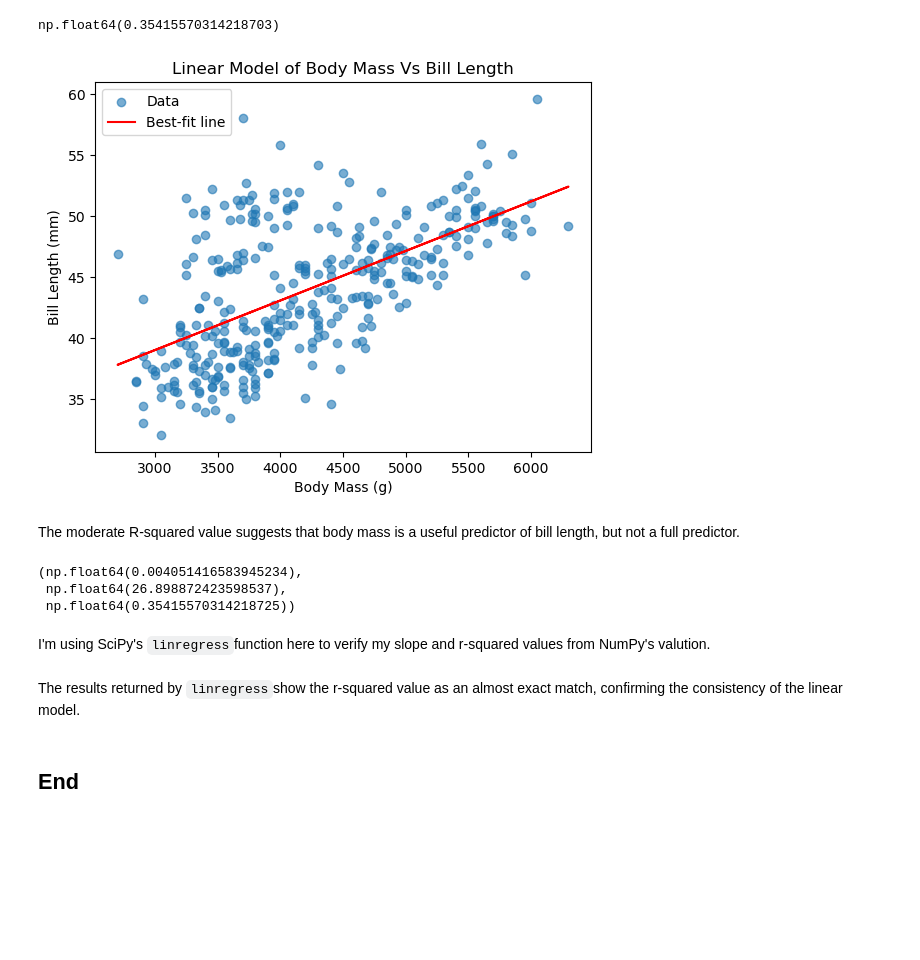
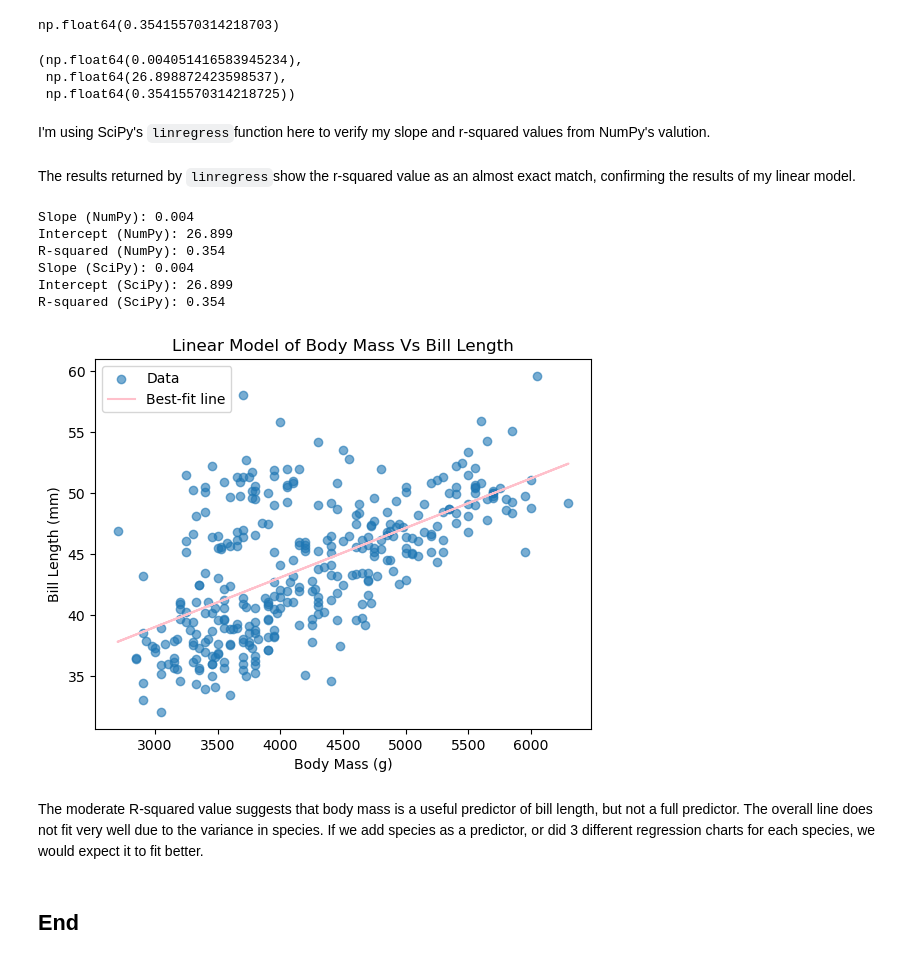
Before and after one commit to leahchristina/principles-of-data-analytics-atu, a Jupyter notebook: problems.ipynb, the cells around one changed output. Drawn from its saved outputs; the diff is of its cells as text; code cells hidden in the pictures; blank space fills up the shorter version.

Commit message:
Added f-strings to tidy results

```diff
--- a/problems.ipynb
+++ b/problems.ipynb
@@ -142,37 +142,53 @@ r_squared = 1 - (ss_res / ss_tot)
 r_squared
 # %% [output]
 np.float64(0.35415570314218703)
+# %%
+# Using SciPy to check how well the line fits: https://docs.scipy.org/doc/scipy/reference/generated/scipy.stats.linregress.html & https://www.geeksforgeeks.org/artificial-intelligence/regression-analysis-with-scipy/
+scipy_result = linregress(x, y)
+
+scipy_slope = scipy_result.slope
+scipy_intercept = scipy_result.intercept
+scipy_r_squared = scipy_result.rvalue ** 2
+
+scipy_slope, scipy_intercept, scipy_r_squared
+# %% [output]
+(np.float64(0.004051416583945234),
+ np.float64(26.898872423598537),
+ np.float64(0.35415570314218725))
+# %% [markdown]
+I'm using SciPy's `linregress`function here to verify my slope and r-squared values from NumPy's valution.
+# %% [markdown]
+The results returned by `linregress`show the r-squared value as an almost exact match, confirming the results of my linear model.
+# %%
+# Tidying my results with f-strings: https://www.datacamp.com/tutorial/python-f-string?utm_cid=23340058065&utm_aid=192632748929&utm_campaign=230119_1-ps-dscia~dsa-tofu~python_2-b2c_3-emea_4-prc_5-na_6-na_7-le_8-pdsh-go_9-nb-e_10-na_11-na&utm_loc=1007864-&utm_mtd=-c&utm_kw=&utm_source=google&utm_medium=paid_search&utm_content=ps-dscia~emea-en~dsa~tofu~tutorial~python&gad_source=1&gad_campaignid=23340058065&gclid=CjwKCAjw-8vPBhBbEiwAoA39Wtxa7ZPe3g--QHgWrpDqAVHTdQ5bcwyPxUfq3a8Vq3Ght40efW3BURoCypIQAvD_BwE
+print(f"Slope (NumPy): {slope:.3f}")
+print(f"Intercept (NumPy): {intercept:.3f}")
+print(f"R-squared (NumPy): {r_squared:.3f}")
+
+print(f"Slope (SciPy): {scipy_slope:.3f}")
+print(f"Intercept (SciPy): {scipy_intercept:.3f}")
+print(f"R-squared (SciPy): {scipy_r_squared:.3f}")
+# %% [output]
+Slope (NumPy): 0.004
+Intercept (NumPy): 26.899
+R-squared (NumPy): 0.354
+Slope (SciPy): 0.004
+Intercept (SciPy): 26.899
+R-squared (SciPy): 0.354
 # %%
 # Using scatter plot from Problem 7
 plt.scatter(x, y, alpha=0.6, label="Data")
 
-plt.plot(x, y_pred, color="red", label="Best-fit line")
+plt.plot(x, y_pred, color="pink", label="Best-fit line")
 
 plt.xlabel("Body Mass (g)")
 plt.ylabel("Bill Length (mm)")
 plt.title("Linear Model of Body Mass Vs Bill Length")
 plt.legend()
 plt.show()
 # %% [output]
-[figure, old version]
+[figure, new version]
 # %% [markdown]
-The moderate R-squared value suggests that body mass is a useful predictor of bill length, but not a full predictor.
+The moderate R-squared value suggests that body mass is a useful predictor of bill length, but not a full predictor. The overall line does not fit very well due to the variance in species. If we add species as a predictor, or did 3 different regression charts for each species, we would expect it to fit better.
-# %%
-# Using SciPy to check how well the line fits: https://docs.scipy.org/doc/scipy/reference/generated/scipy.stats.linregress.html & https://www.geeksforgeeks.org/artificial-intelligence/regression-analysis-with-scipy/
-scipy_result = linregress(x, y)
-
-scipy_slope = scipy_result.slope
-scipy_intercept = scipy_result.intercept
-scipy_r_squared = scipy_result.rvalue ** 2
-
-scipy_slope, scipy_intercept, scipy_r_squared
-# %% [output]
-(np.float64(0.004051416583945234),
- np.float64(26.898872423598537),
- np.float64(0.35415570314218725))
-# %% [markdown]
-I'm using SciPy's `linregress`function here to verify my slope and r-squared values from NumPy's valution.
-# %% [markdown]
-The results returned by `linregress`show the r-squared value as an almost exact match, confirming the consistency of the linear model.
 # %% [markdown]
 ## End
```
Also changed, not shown: parts of 1 cell of this notebook.
